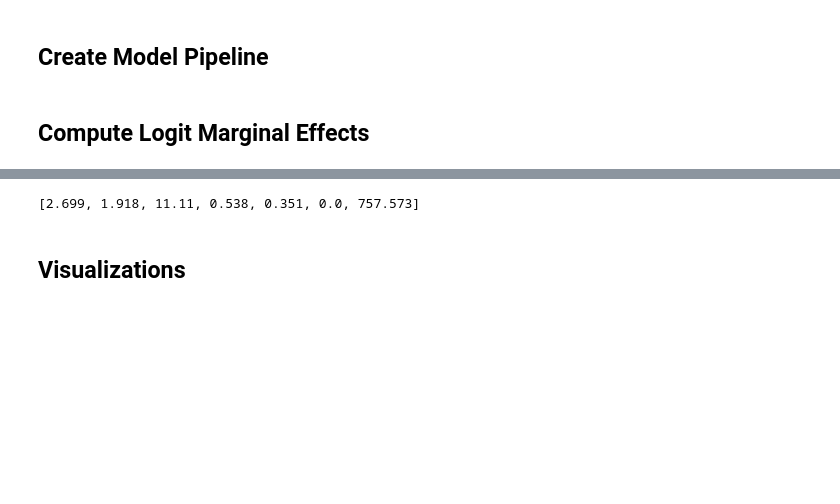
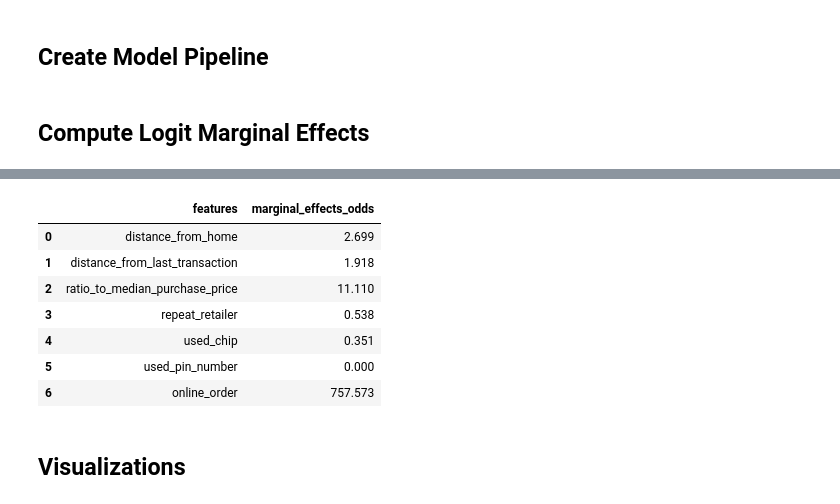
Before and after one commit to jakepenzak/blog-posts, a Jupyter notebook: Predictive Params in Logistic Reg/script.ipynb, the cells around one changed output, grey strips where cells are left out. Cells and saved outputs as stored; diff of their text form; code cells hidden in the pictures; blank space fills up the shorter version.

```diff
--- a/Predictive Params in Logistic Reg/script.ipynb
+++ b/Predictive Params in Logistic Reg/script.ipynb
@@ -70,7 +68,14 @@ logit_margeff(final_mod, fraud[features], kind='probability')
 # %%
-logit_margeff(final_mod, fraud[features], kind='odds')
+logit_margeff(final_mod, fraud[features], features, kind='odds')
 # %% [output]
-[2.699, 1.918, 11.11, 0.538, 0.351, 0.0, 757.573]
+|  | features | marginal_effects_odds |
+| 0 | distance_from_home | 2.699 |
+| 1 | distance_from_last_transaction | 1.918 |
+| 2 | ratio_to_median_purchase_price | 11.110 |
+| 3 | repeat_retailer | 0.538 |
+| 4 | used_chip | 0.351 |
+| 5 | used_pin_number | 0.000 |
+| 6 | online_order | 757.573 |
 # %% [markdown]
 ## Visualizations
 # %%
```
Also changed, not shown: parts of 3 cells of this notebook, 20 other files.
